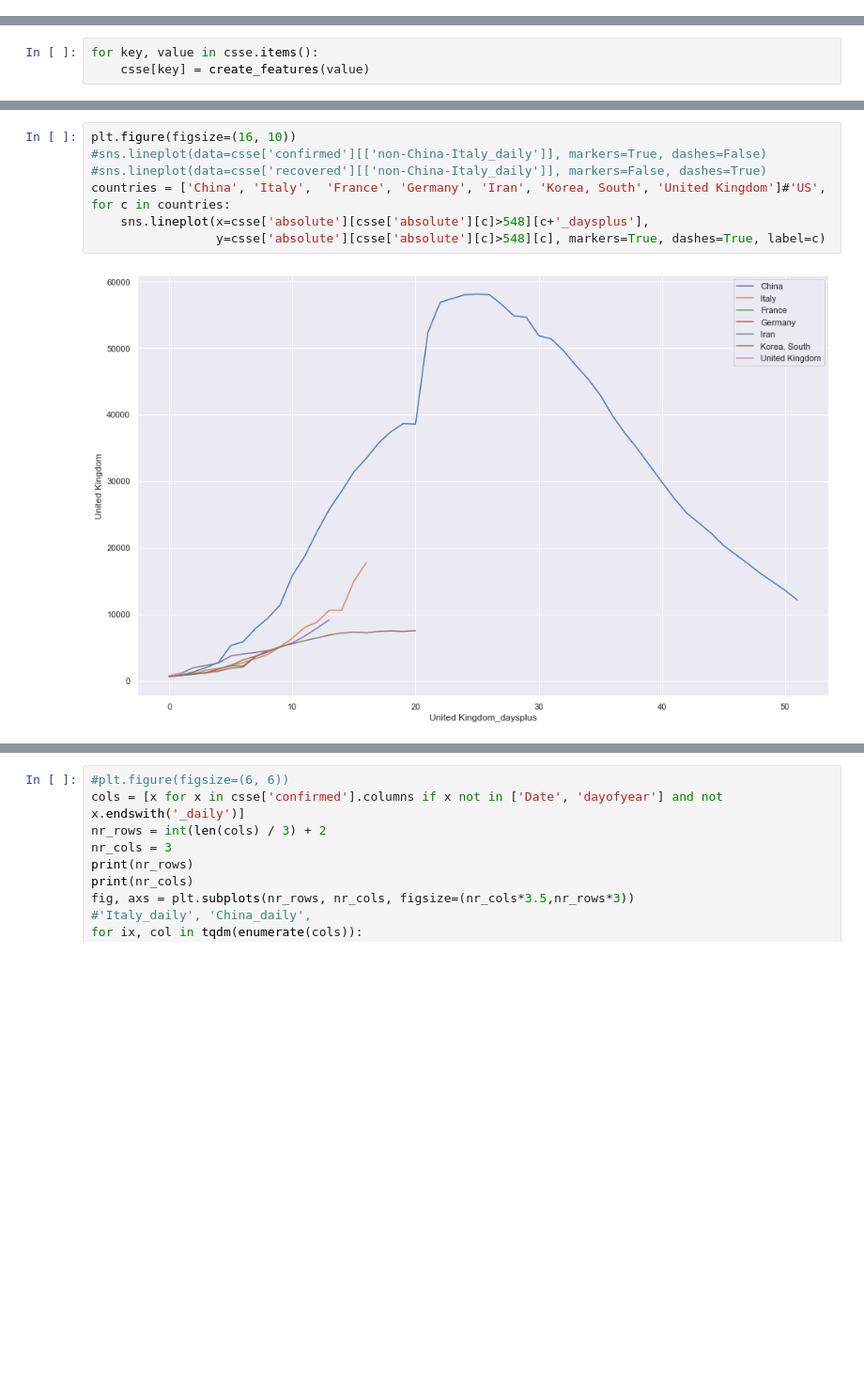
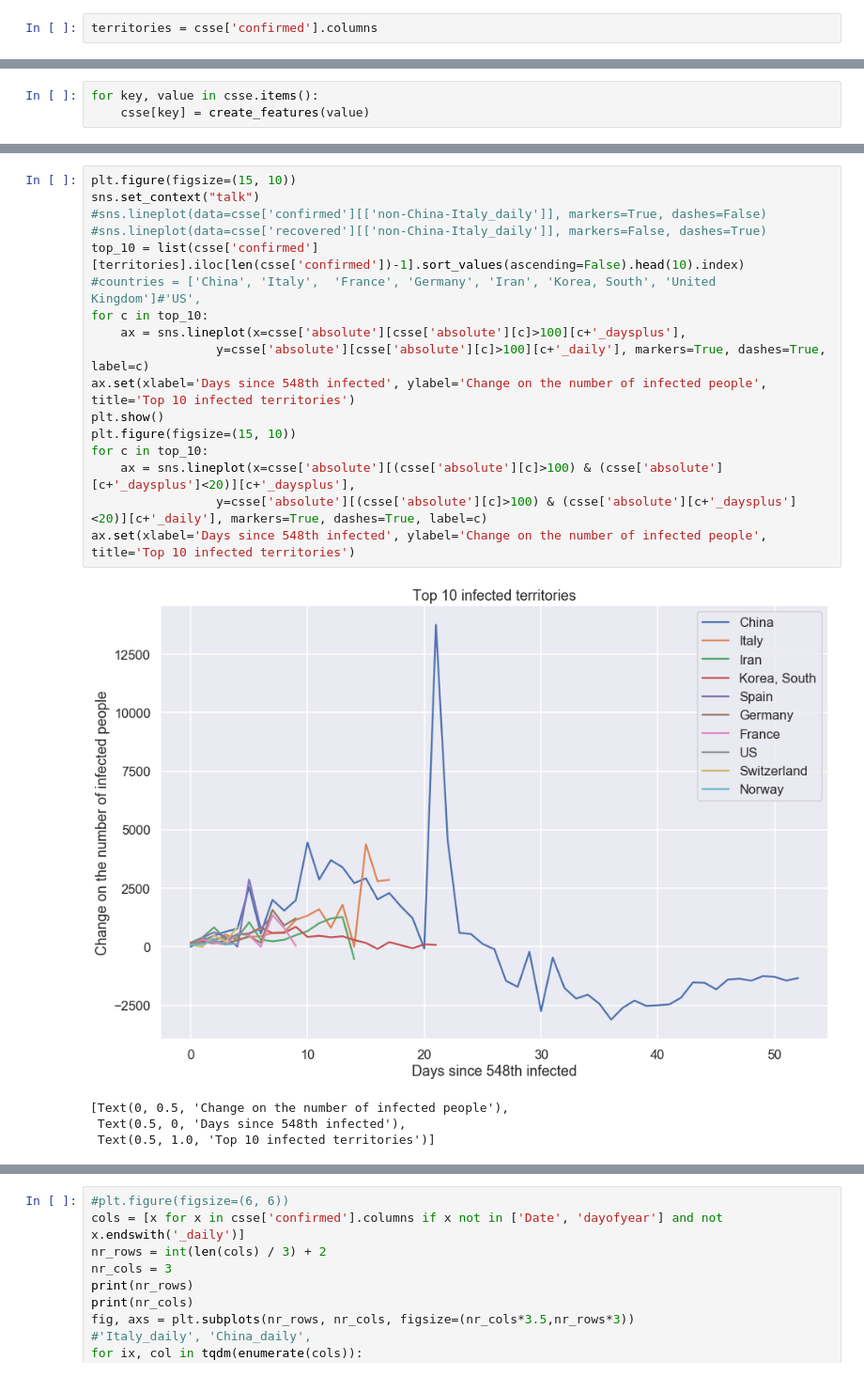
Before and after one commit to bleand/covid-19, a Jupyter notebook: Untitled.ipynb, the cells around one changed output, grey strips where cells are left out. Shown at 94% size. Cells and saved outputs as stored; diff of their text form; blank space fills up the shorter version.

```diff
--- a/Untitled.ipynb
+++ b/Untitled.ipynb
@@ -39,6 +39,8 @@ def transpose_df(df):
 for key, value in csse.items():
     csse[key] = transpose_df(value)
     #csse[key] = csse[key].iloc[0:len(csse[key])-1]
+# %%
+territories = csse['confirmed'].columns
 # %%
 for key, value in csse.items():
     print(value.shape)
@@ -110,10 +103,22 @@ To register the converters:
 # %%
-plt.figure(figsize=(16, 10))
+plt.figure(figsize=(15, 10))
+sns.set_context("talk")
 #sns.lineplot(data=csse['confirmed'][['non-China-Italy_daily']], markers=True, dashes=False)
 #sns.lineplot(data=csse['recovered'][['non-China-Italy_daily']], markers=False, dashes=True)
-countries = ['China', 'Italy',  'France', 'Germany', 'Iran', 'Korea, South', 'United Kingdom']#'US',
-for c in countries:
-    sns.lineplot(x=csse['absolute'][csse['absolute'][c]>548][c+'_daysplus'],
-                 y=csse['absolute'][csse['absolute'][c]>548][c], markers=True, dashes=True, label=c)
+top_10 = list(csse['confirmed'][territories].iloc[len(csse['confirmed'])-1].sort_values(ascending=False).head(10).index)
+#countries = ['China', 'Italy',  'France', 'Germany', 'Iran', 'Korea, South', 'United Kingdom']#'US',
+for c in top_10:
+    ax = sns.lineplot(x=csse['absolute'][csse['absolute'][c]>100][c+'_daysplus'],
+                 y=csse['absolute'][csse['absolute'][c]>100][c+'_daily'], markers=True, dashes=True, label=c)
+ax.set(xlabel='Days since 548th infected', ylabel='Change on the number of infected people', title='Top 10 infected territories')
+plt.show()
+plt.figure(figsize=(15, 10))
+for c in top_10:
+    ax = sns.lineplot(x=csse['absolute'][(csse['absolute'][c]>100) & (csse['absolute'][c+'_daysplus']<20)][c+'_daysplus'],
+                 y=csse['absolute'][(csse['absolute'][c]>100) & (csse['absolute'][c+'_daysplus']<20)][c+'_daily'], markers=True, dashes=True, label=c)
+ax.set(xlabel='Days since 548th infected', ylabel='Change on the number of infected people', title='Top 10 infected territories')
 # %% [output]
-[figure, old version]
+[figure, new version]
+[Text(0, 0.5, 'Change on the number of infected people'),
+ Text(0.5, 0, 'Days since 548th infected'),
+ Text(0.5, 1.0, 'Top 10 infected territories')]
```
Also changed, not shown: parts of 4 cells of this notebook, 4 other files.
